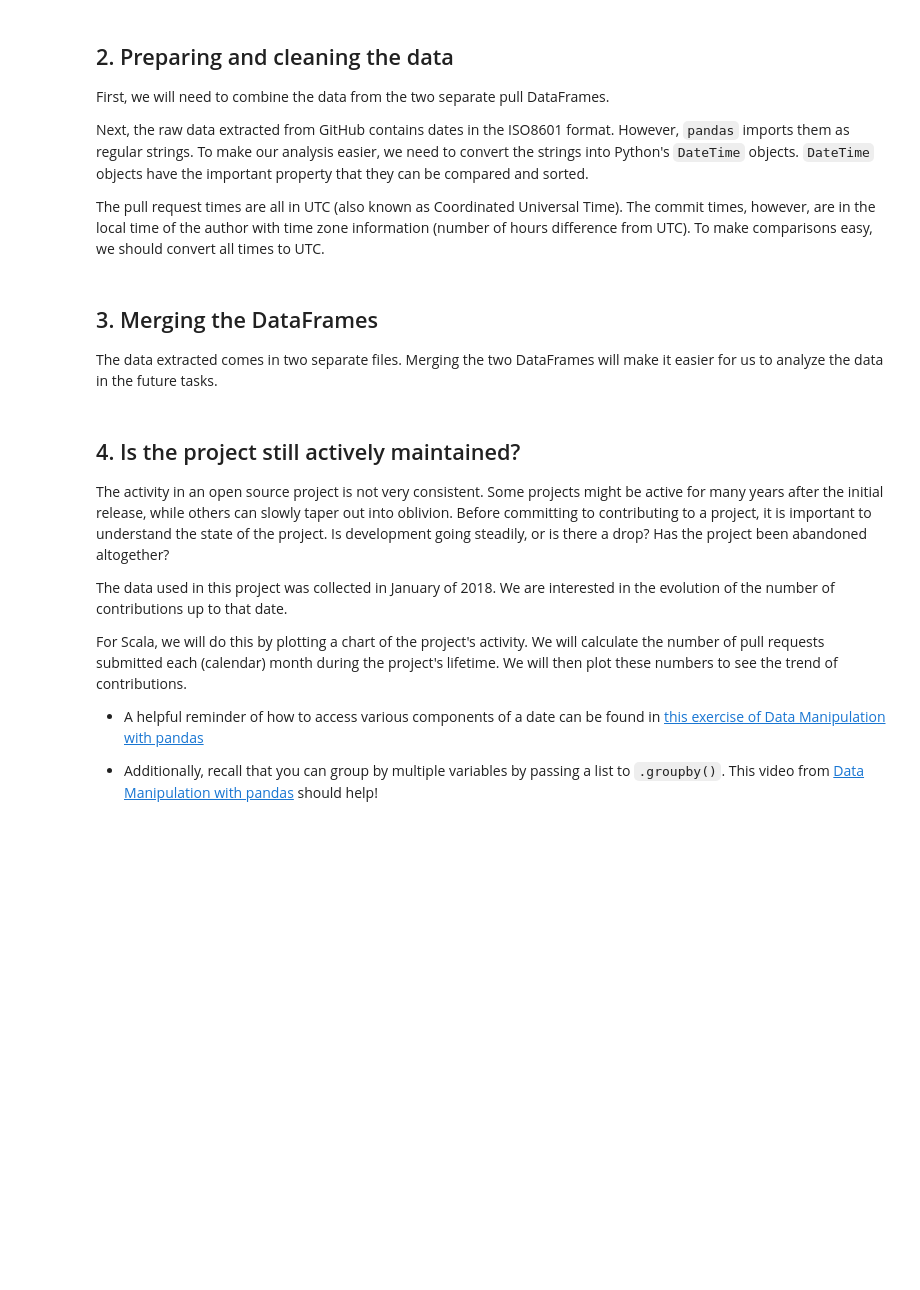
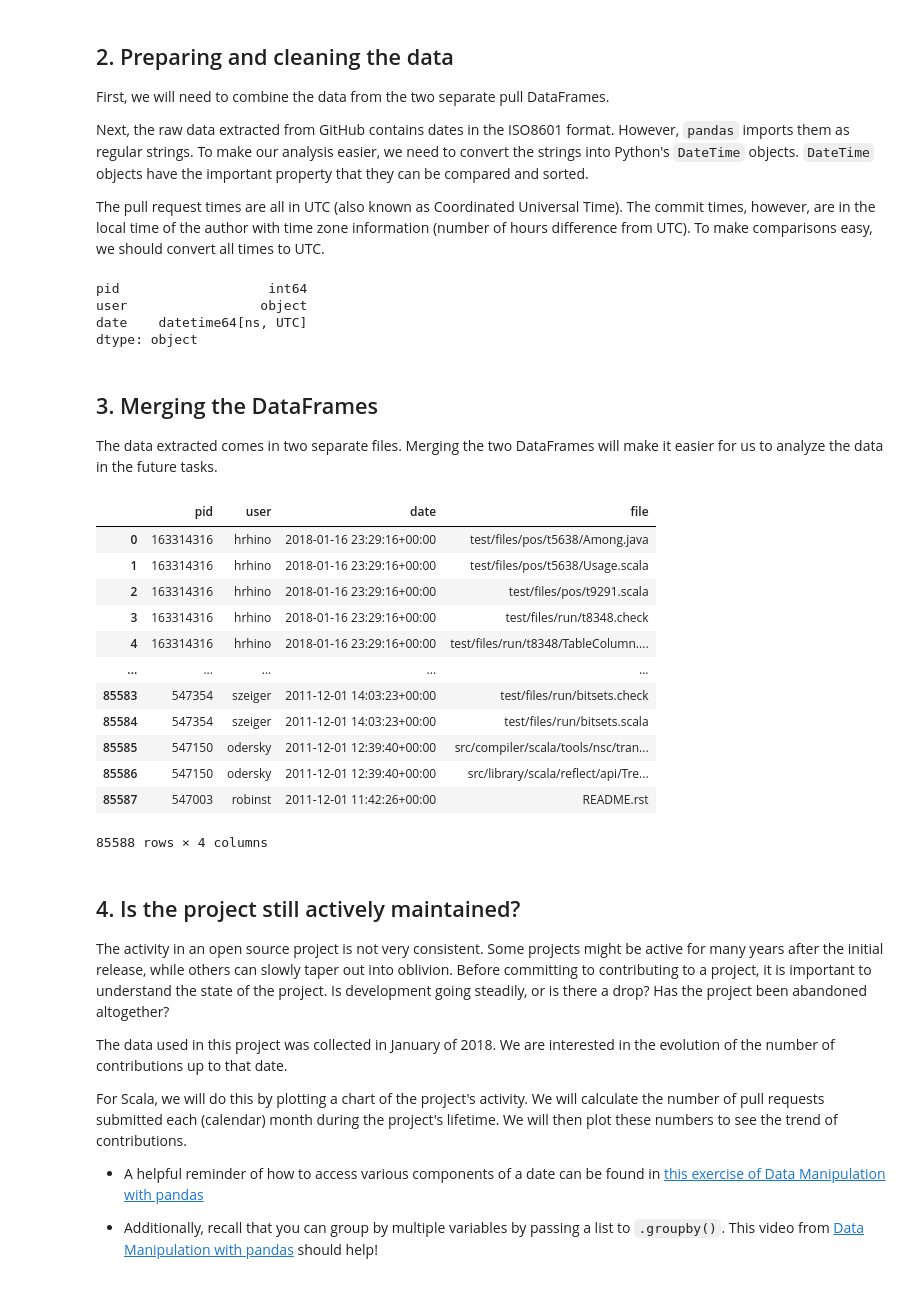
Before and after one commit to LarryEze/Python-R-Projects, a Jupyter notebook: Python/The GitHub History of the Scala Language/notebook.ipynb, the cells around one changed output. Cells and saved outputs as stored; diff of their text form; code cells hidden in the pictures; blank space fills up the shorter version.

Commit message:
The github history of the scala language

```diff
--- a/Python/The GitHub History of the Scala Language/notebook.ipynb
+++ b/Python/The GitHub History of the Scala Language/notebook.ipynb
@@ -28,12 +49,33 @@ pulls = pulls_two.append(pulls_one, ignore_index=True)
 
 # Convert the date for the pulls object
 pulls['date'] = pd.to_datetime(pulls['date'], utc = True)
+pulls.dtypes
+# %% [output]
+pid                   int64
+user                 object
+date    datetime64[ns, UTC]
+dtype: object
 # %% [markdown]
 ## 3. Merging the DataFrames
 <p>The data extracted comes in two separate files. Merging the two DataFrames will make it easier for us to analyze the data in the future tasks.</p>
 # %%
 # Merge the two DataFrames
 data = pulls.merge(pull_files, on = 'pid')
+data
+# %% [output]
+|  | pid | user | date | file |
+| 0 | 163314316 | hrhino | 2018-01-16 23:29:16+00:00 | test/files/pos/t5638/Among.java |
+| 1 | 163314316 | hrhino | 2018-01-16 23:29:16+00:00 | test/files/pos/t5638/Usage.scala |
+| 2 | 163314316 | hrhino | 2018-01-16 23:29:16+00:00 | test/files/pos/t9291.scala |
+| 3 | 163314316 | hrhino | 2018-01-16 23:29:16+00:00 | test/files/run/t8348.check |
+| 4 | 163314316 | hrhino | 2018-01-16 23:29:16+00:00 | test/files/run/t8348/TableColumn.... |
+| ... | ... | ... | ... | ... |
+| 85583 | 547354 | szeiger | 2011-12-01 14:03:23+00:00 | test/files/run/bitsets.check |
+| 85584 | 547354 | szeiger | 2011-12-01 14:03:23+00:00 | test/files/run/bitsets.scala |
+| 85585 | 547150 | odersky | 2011-12-01 12:39:40+00:00 | src/compiler/scala/tools/nsc/tran... |
+| 85586 | 547150 | odersky | 2011-12-01 12:39:40+00:00 | src/library/scala/reflect/api/Tre... |
+| 85587 | 547003 | robinst | 2011-12-01 11:42:26+00:00 | README.rst |
+85588 rows × 4 columns
 # %% [markdown]
 ## 4. Is the project still actively maintained?
 <p>The activity in an open source project is not very consistent. Some projects might be active for many years after the initial release, while others can slowly taper out into oblivion. Before committing to contributing to a project, it is important to understand the state of the project. Is development going steadily, or is there a drop? Has the project been abandoned altogether?</p>
```
Also changed, not shown: parts of 6 cells of this notebook.
